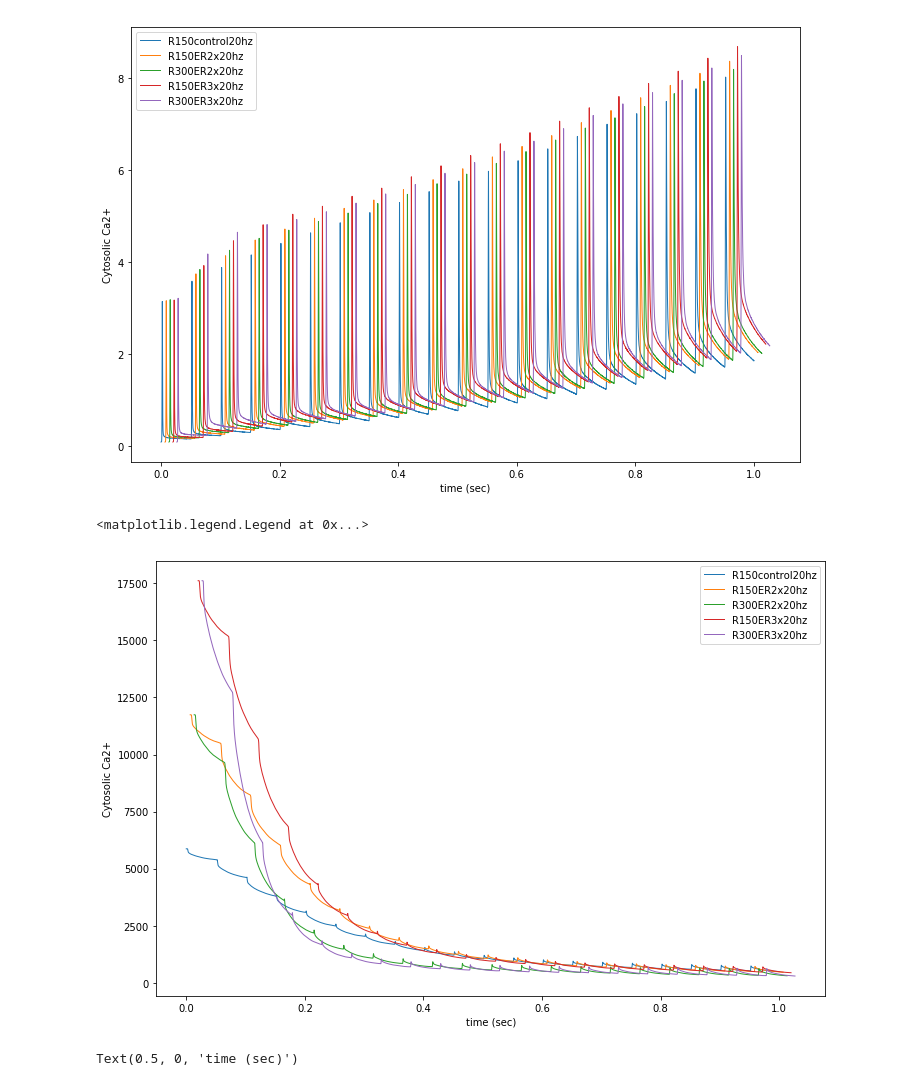
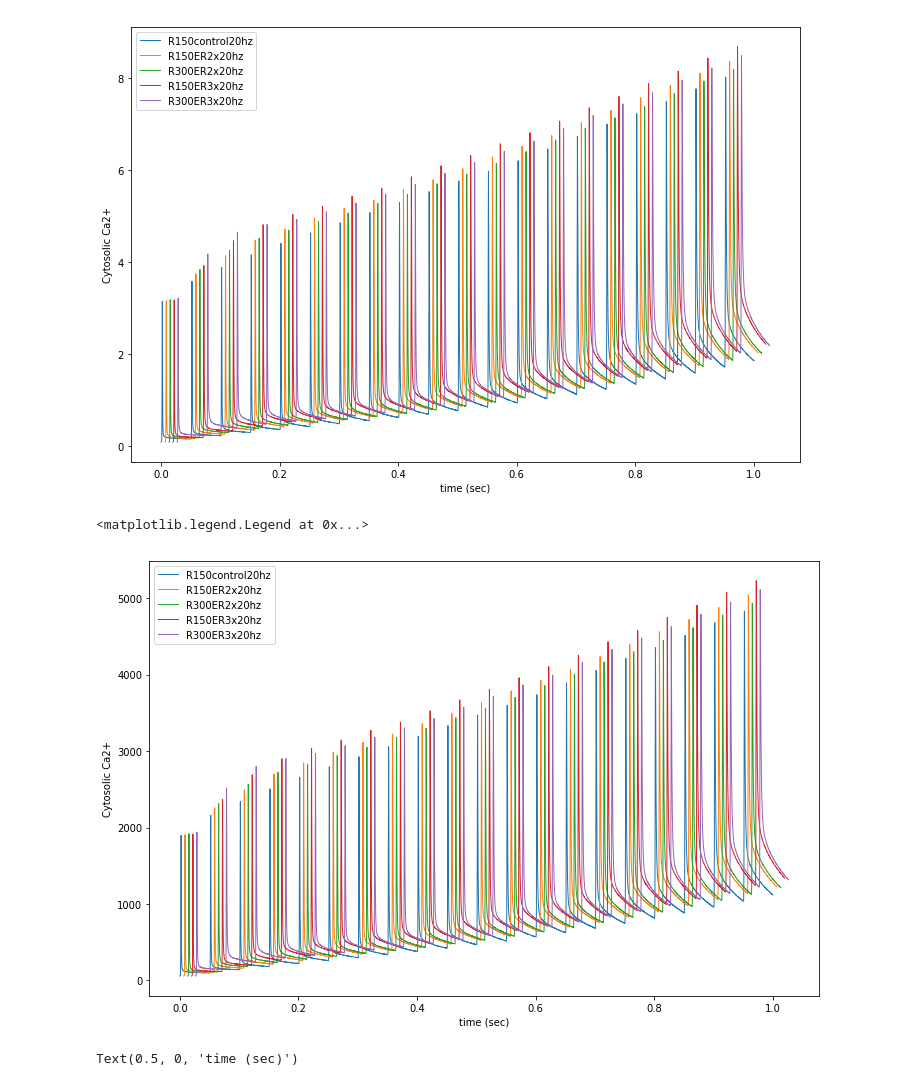
Before and after one commit to KabirDabholkar/tripartiteSynapse, a Jupyter notebook: tools/train-analysis.ipynb, the cells around one changed output. Cells and saved outputs as stored; diff of their text form; code cells hidden in the pictures.

```diff
--- a/tools/train-analysis.ipynb
+++ b/tools/train-analysis.ipynb
@@ -404,13 +404,21 @@ plt.figure(figsize=(12,8))
 for i,name in enumerate(fnames):
     xdata=data[name].T[0]#+i/150
     ydata=data[name].T[1]
-    plt.plot(xdata,ydata,label=name)
+    plt.plot(xdata,ydata,label=name,lw='1')
 
 plt.xlabel("time (sec)")
 plt.ylabel("Calcium concentration at active zone (uM)")
 plt.title("Calcium concentration at Active Zone")
-plt.ylim((0,3))
-plt.xlim((0.0,0.1))
+
+#plt.ylim((8,10))
+#plt.xlim((0.00,0.005))
+
+#plt.ylim((8,14))
+#plt.xlim((0.05,0.055))
+
+#plt.ylim((12,16))
+#plt.xlim((0.1,0.105))
+
 plt.legend()
 plt.savefig("/home/kabir/Project/tripartiteSynapse/plots/aztrain20hz.eps")
 # %% [output]
@@ -469,30 +477,30 @@ plt.legend()
 # %%
 res_loc="/home/kabir/Project/tripartiteSynapse/results/freq/"
 data={}
 fnames=["R150control20hz","R150ER2x20hz","R300ER2x20hz","R150ER3x20hz","R300ER3x20hz"]
 for name in fnames:
     data[name]={}
     loc=res_loc+name.replace(".mdl","")+'/'+'ca.dat'
     data[name]=np.loadtxt(loc)
 
 
 plt.figure(figsize=(12,8))
 for i,name in enumerate(fnames):
     xdata=data[name].T[0]+i/150
-    ydata=data[name].T[3]#/602.3
+    ydata=data[name].T[2]#/602.3
     plt.plot(xdata,ydata,label=name,lw="1")
 
 
 #plt.xlim((0,0.1))
 #plt.ylim((0,1))
 plt.xlabel("time (sec)")
 plt.ylabel("Cytosolic Ca2+")
 #plt.title("Calcium Flux into Cytosol through Ryanodine receptors")
 plt.legend()
 #plt.savefig("/home/kabir/Project/tripartiteSynapse/plots/ryr_fluxRSI20V80.eps")
 # %% [output]
 <matplotlib.legend.Legend at 0x...>
-[figure, old version]
+[figure, new version]
 # %%
 res_loc="/home/kabir/Project/tripartiteSynapse/results/freq/"
 fnames=["R150control20hz","R150ER2x20hz","R300ER2x20hz","R150ER3x20hz","R300ER3x20hz"]
```
Also changed, not shown: parts of 3 cells of this notebook, 7 other files.
